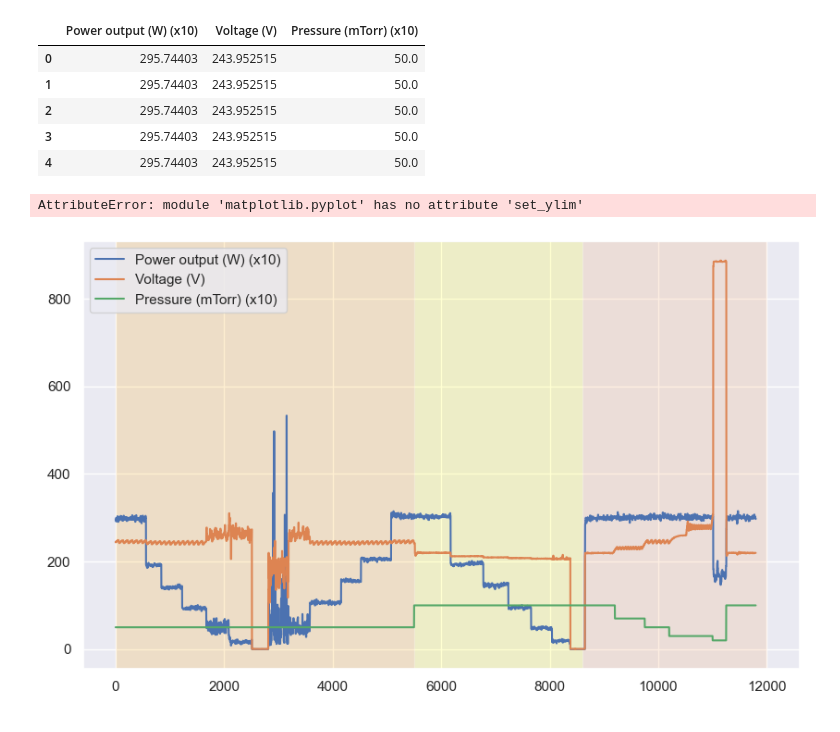
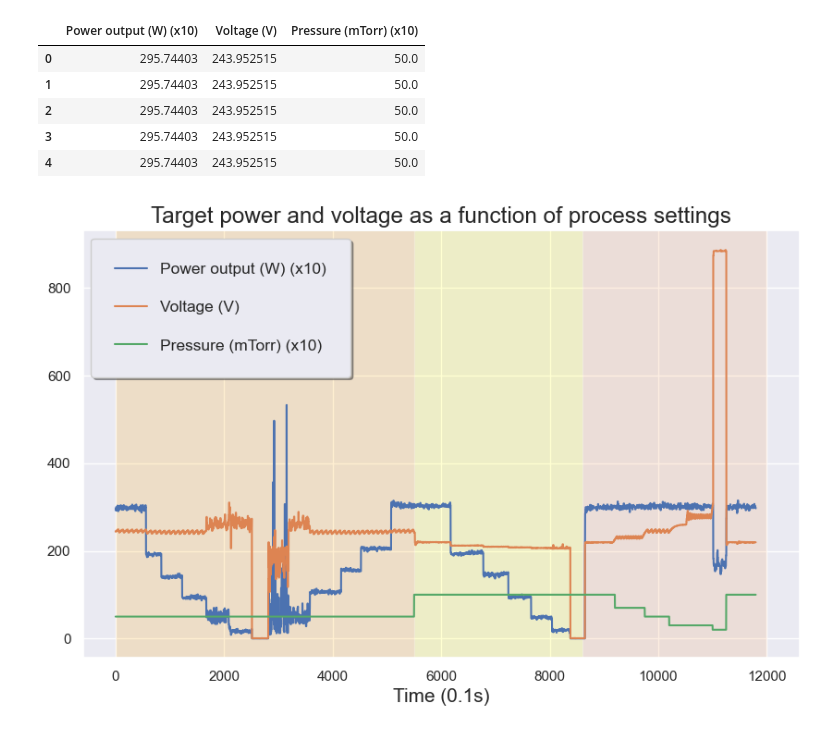
Before and after one commit to emiresenov/Masters-Thesis, a Jupyter notebook: motivating_example/motivating_example.ipynb, the cells around one changed output. Saved outputs shown, nothing was run; the diff lists cells and outputs as text; code cells hidden in the pictures.

```diff
--- a/motivating_example/motivating_example.ipynb
+++ b/motivating_example/motivating_example.ipynb
@@ -75,14 +75,12 @@ plt.rcParams['figure.figsize'] = [10, 6]
 # %%
 sns.set_theme()
 df.plot()
 plt.axvspan(0, 5500, facecolor='orange', alpha=0.175)
 plt.axvspan(5500, 8600, facecolor='yellow', alpha=0.175)
 plt.axvspan(8600, 12000, facecolor='sandybrown', alpha=0.175)
-plt.set_ylim([0, 700])
 plt.xlabel('Time (0.1s)', fontsize=15)
 plt.title('Target power and voltage as a function of process settings').set_size(17.5)
 plt.legend(loc='upper left', borderpad=1.5, labelspacing=1.5, fontsize="12.5", fancybox=True, shadow=True)
 plt.show()
 # %% [output]
-AttributeError: module 'matplotlib.pyplot' has no attribute 'set_ylim'
-[figure, old version]
+[figure, new version]
```
